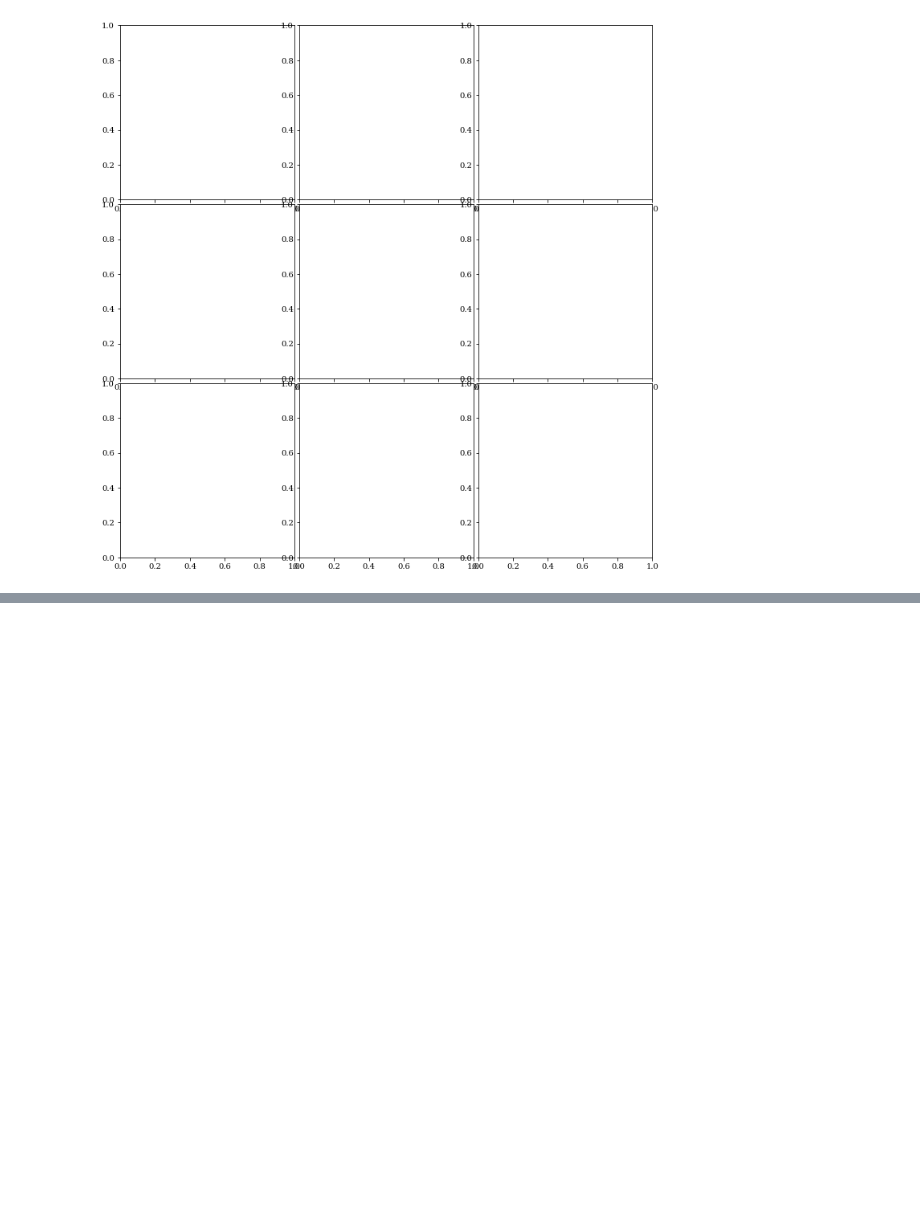
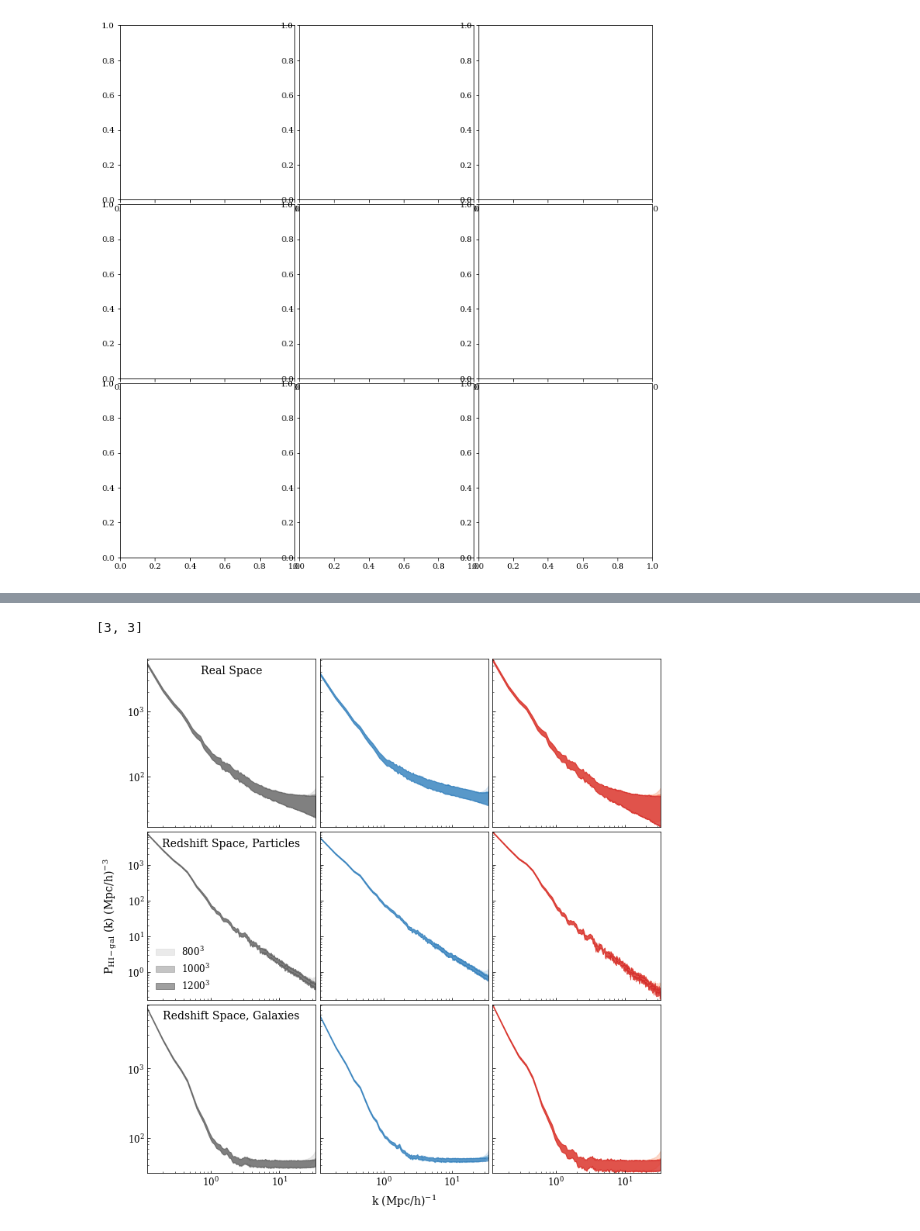
Before and after one commit to calvinosinga/hcolor, a Jupyter notebook: fig_md_analysis/grid_resolution_tests/grid_resolution.ipynb, the cells around one changed output, grey strips where cells are left out. Cells and saved outputs as stored; diff of their text form; code cells hidden in the pictures; blank space fills up the shorter version.

```diff
--- a/fig_md_analysis/grid_resolution_tests/grid_resolution.ipynb
+++ b/fig_md_analysis/grid_resolution_tests/grid_resolution.ipynb
@@ -98,0 +126,4 @@ ValueError: Axis limits cannot be NaN or Inf
+# %%
+flib = copy.copy(flib_og)
+flib.createFigGrid(3, 3)
+fig, panels = flib.getFig()
@@ -98,0 +158,30 @@ ValueError: Axis limits cannot be NaN or Inf
+# %%
+resolved_colors = sbn.color_palette('Greys', 3)
+blue_colors = sbn.color_palette('Blues', 3)
+red_colors = sbn.color_palette('Reds', 3)
+colors = [resolved_colors, blue_colors, red_colors]
+low_colors = [i[0] for i in colors]
+mid_colors = [i[1] for i in colors]
+hi_colors = [i[2] for i in colors]
+dim = flib.getDim()
+print(dim)
+for i in range(dim[0]):
+    for j in range(dim[1]):
+        idx = (i, j)
+
+        flib.plotFill(idx, {'grid_resolution':800},
+                     fill_kwargs = {'color':low_colors[j], 'label':'800$^3$'})
+        flib.plotFill(idx, {'grid_resolution':1000},
+                     fill_kwargs = {'color':mid_colors[j], 'label':'1000$^3$'})
+        flib.plotFill(idx, {'grid_resolution':1200},
+                     fill_kwargs = {'color':hi_colors[j], 'label':'1200$^3$'})
+#         else:
+#             print('making lines')
+#             flib.plotLine(idx, {'grid_resolution':800},
+#                          line_kwargs = {'color':low_colors[j], 'label':'800$^3$'})
+#             flib.plotLine(idx, {'grid_resolution':800},
+#                          line_kwargs = {'color':mid_colors[j], 'label':'1000$^3$'})
+#             flib.plotLine(idx, {'grid_resolution':800},
+#                          line_kwargs = {'color':hi_colors[j], 'label':'1200$^3$'})
+# %% [output]
+[3, 3]
@@ -98,0 +212,4 @@ ValueError: Axis limits cannot be NaN or Inf
+# %%
+fig
+# %% [output]
+[figure, added]
```
Also changed, not shown: parts of 10 cells of this notebook, 29 other files.
